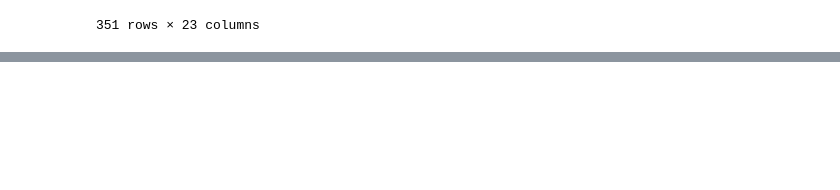
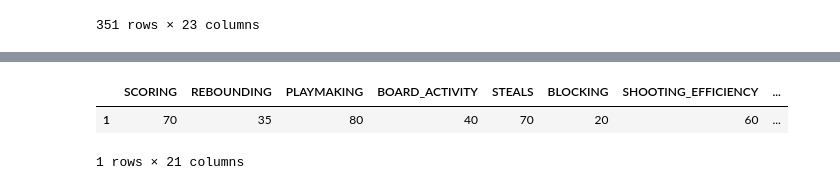
Before and after one commit to rqian239/NBA-Playstyle-Profiler, a Jupyter notebook: notebooks/project/NBA_Playstyle_Profiler.ipynb, the cells around one changed output, grey strips where cells are left out. Saved outputs shown, nothing was run; the diff lists cells and outputs as text; code cells hidden in the pictures; blank space fills up the shorter version.

```diff
--- a/notebooks/project/NBA_Playstyle_Profiler.ipynb
+++ b/notebooks/project/NBA_Playstyle_Profiler.ipynb
@@ -186,0 +293,6 @@ df
+# %%
+user_profile_df
+# %% [output]
+|  | SCORING | REBOUNDING | PLAYMAKING | BOARD_ACTIVITY | STEALS | BLOCKING | SHOOTING_EFFICIENCY | ... |
+| 1 | 70 | 35 | 80 | 40 | 70 | 20 | 60 | ... |
+1 rows × 21 columns
```
Also changed, not shown: parts of 13 cells of this notebook.
